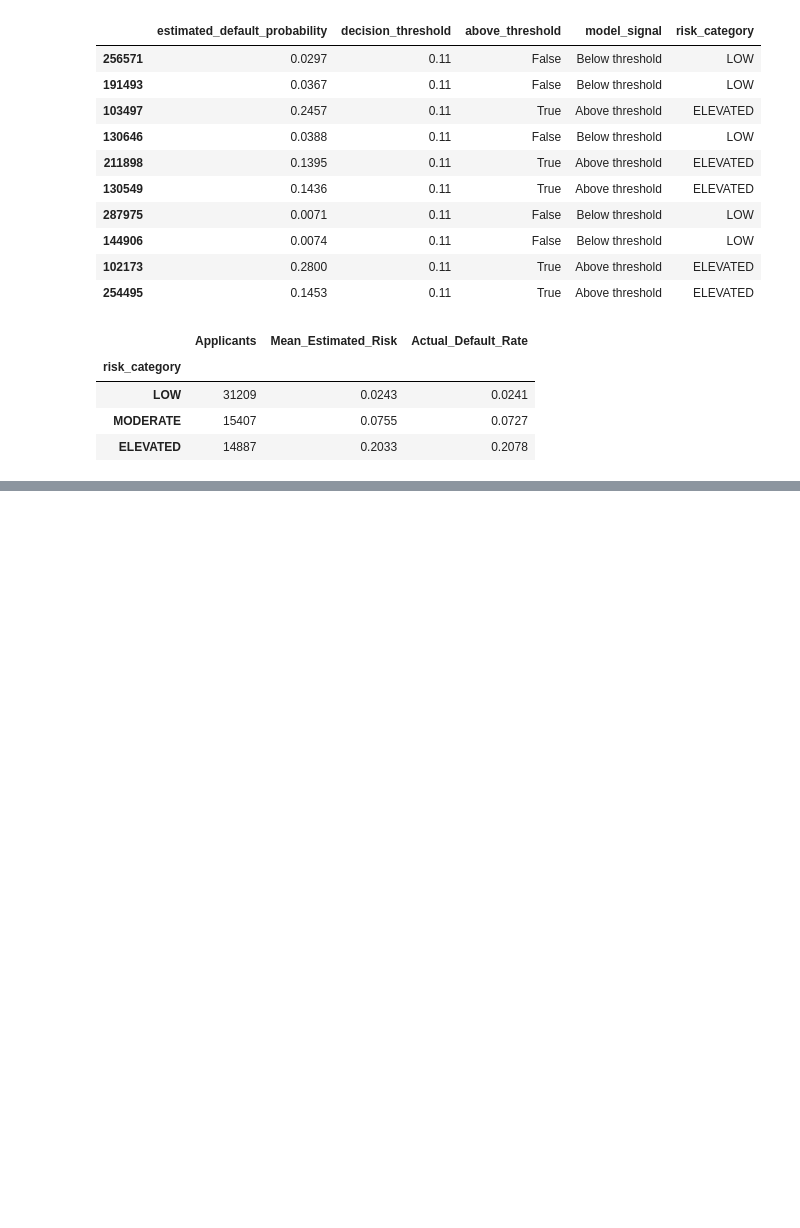
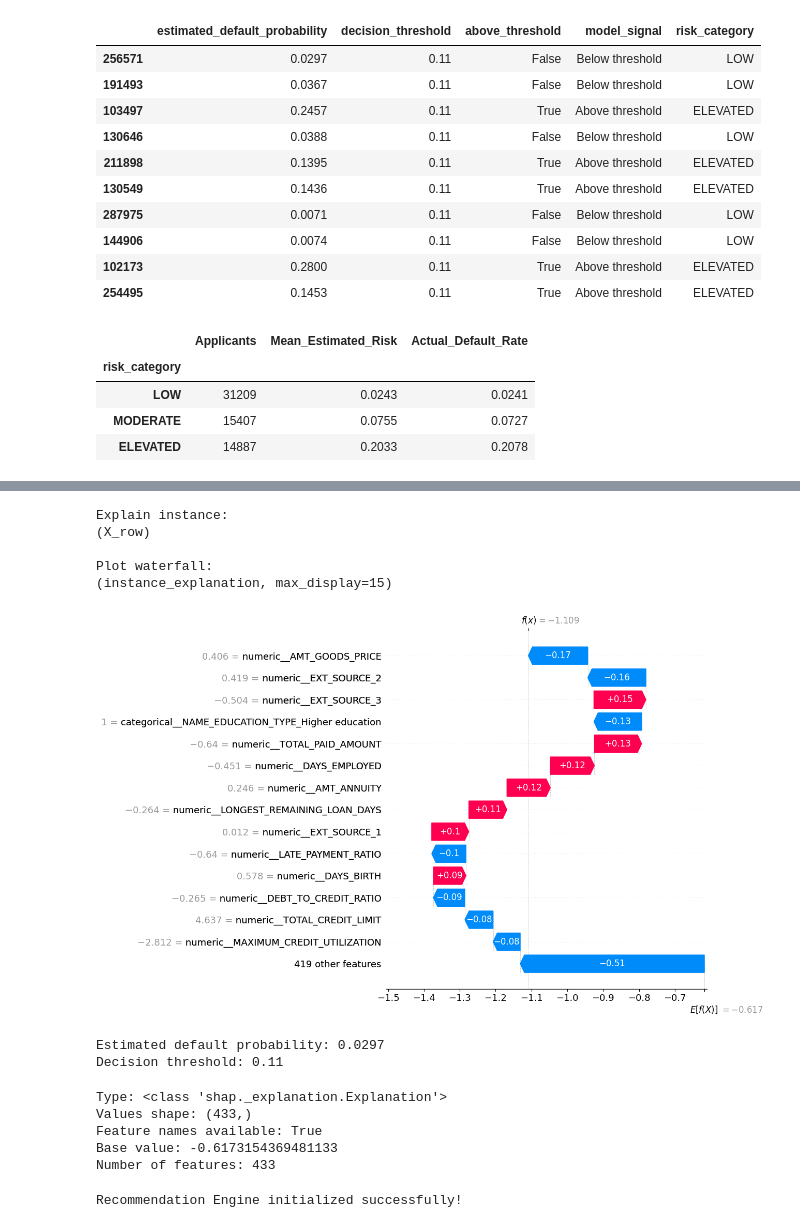
Before and after one commit to DevendraRaj58/Loan-Intelligence-Platform, a Jupyter notebook: notebooks/02_database_reverse_engineering.ipynb, the cells around one changed output, grey strips where cells are left out. Cells and saved outputs as stored; diff of their text form; code cells hidden in the pictures; blank space fills up the shorter version.

```diff
--- a/notebooks/02_database_reverse_engineering.ipynb
+++ b/notebooks/02_database_reverse_engineering.ipynb
@@ -2164,0 +2217,75 @@ risk_band_report.round(4)
+# %%
+import inspect
+
+print("Explain instance:")
+print(inspect.signature(shap_explainer.explain_instance))
+
+print("\nPlot waterfall:")
+print(inspect.signature(shap_explainer.plot_waterfall))
+# %% [output]
+Explain instance:
+(X_row)
+
+Plot waterfall:
+(instance_explanation, max_display=15)
+# %%
+# Select one validation applicant
+applicant_idx = 0
+
+applicant_features = X_valid_no_gender[
+    applicant_idx:applicant_idx + 1
+]
+
+# Generate individual SHAP explanation
+instance_explanation = shap_explainer.explain_instance(
+    applicant_features
+)
+
+# Display waterfall plot
+shap_explainer.plot_waterfall(
+    instance_explanation,
+    max_display=15
+)
+
+# Get the calibrated default probability for the same applicant
+applicant_probability = calibrated_lgbm.predict_proba(
+    applicant_features
+)[0, 1]
+
+print(f"Estimated default probability: {applicant_probability:.4f}")
+print(f"Decision threshold: {CALIBRATED_THRESHOLD:.2f}")
+# %% [output]
+[figure, added]
+Estimated default probability: 0.0297
+Decision threshold: 0.11
+# %%
+print("Type:", type(instance_explanation))
+
+print("Values shape:", instance_explanation.values.shape)
+
+print("Feature names available:",
+      instance_explanation.feature_names is not None)
+
+print("Base value:", instance_explanation.base_values)
+
+print("Number of features:",
+      len(instance_explanation.feature_names))
+# %% [output]
+Type: <class 'shap._explanation.Explanation'>
+Values shape: (433,)
+Feature names available: True
+Base value: -0.6173154369481133
+Number of features: 433
+# %%
+from src.recommendation.recommendation_engine import RecommendationEngine
+
+recommendation_engine = RecommendationEngine(
+    risk_scorer=risk_scorer,
+    risk_categorizer=risk_categorizer,
+    shap_explainer=shap_explainer,
+    top_n=5
+)
+
+print("Recommendation Engine initialized successfully!")
+# %% [output]
+Recommendation Engine initialized successfully!
```
Also changed, not shown: parts of 13 cells of this notebook.
